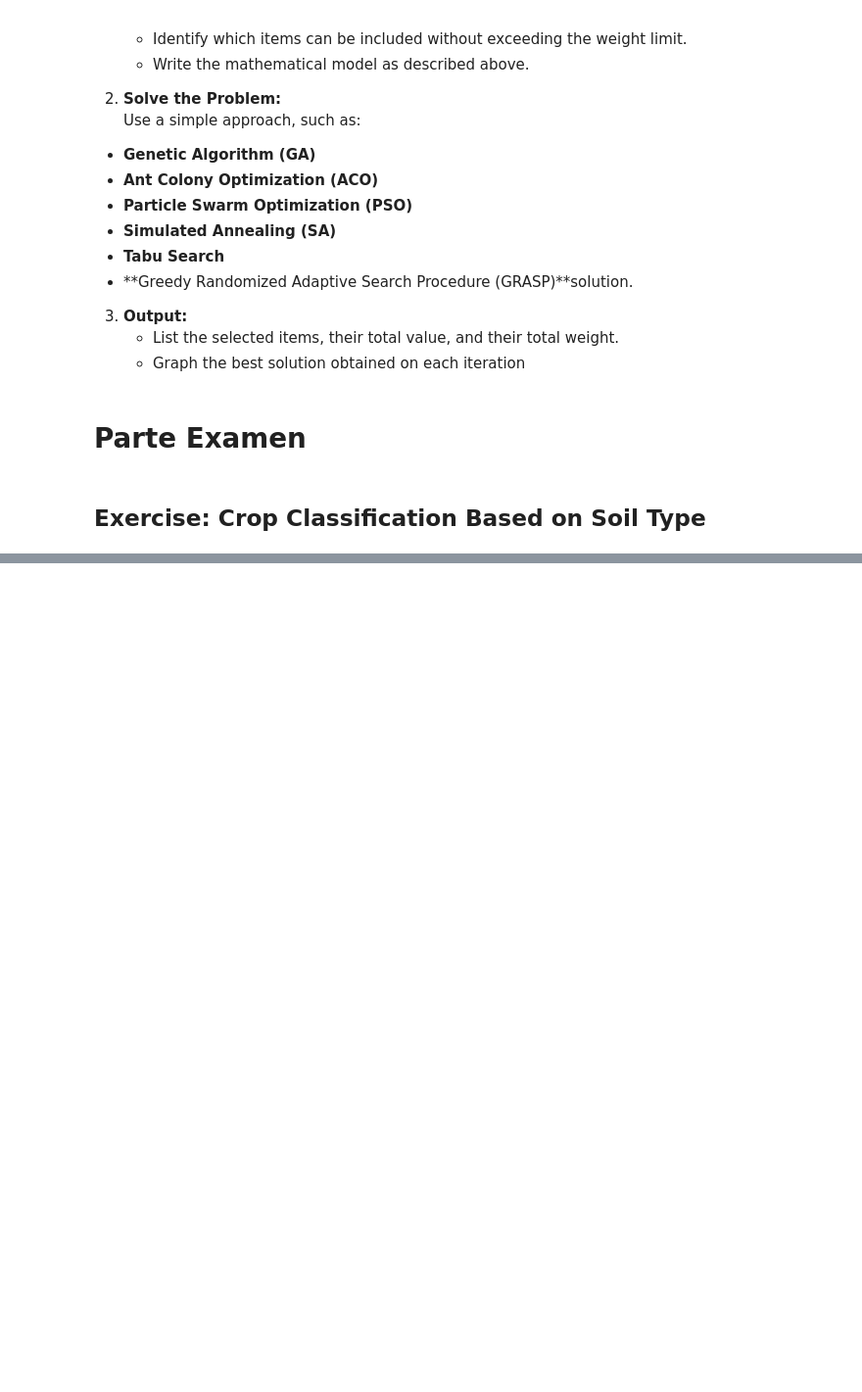
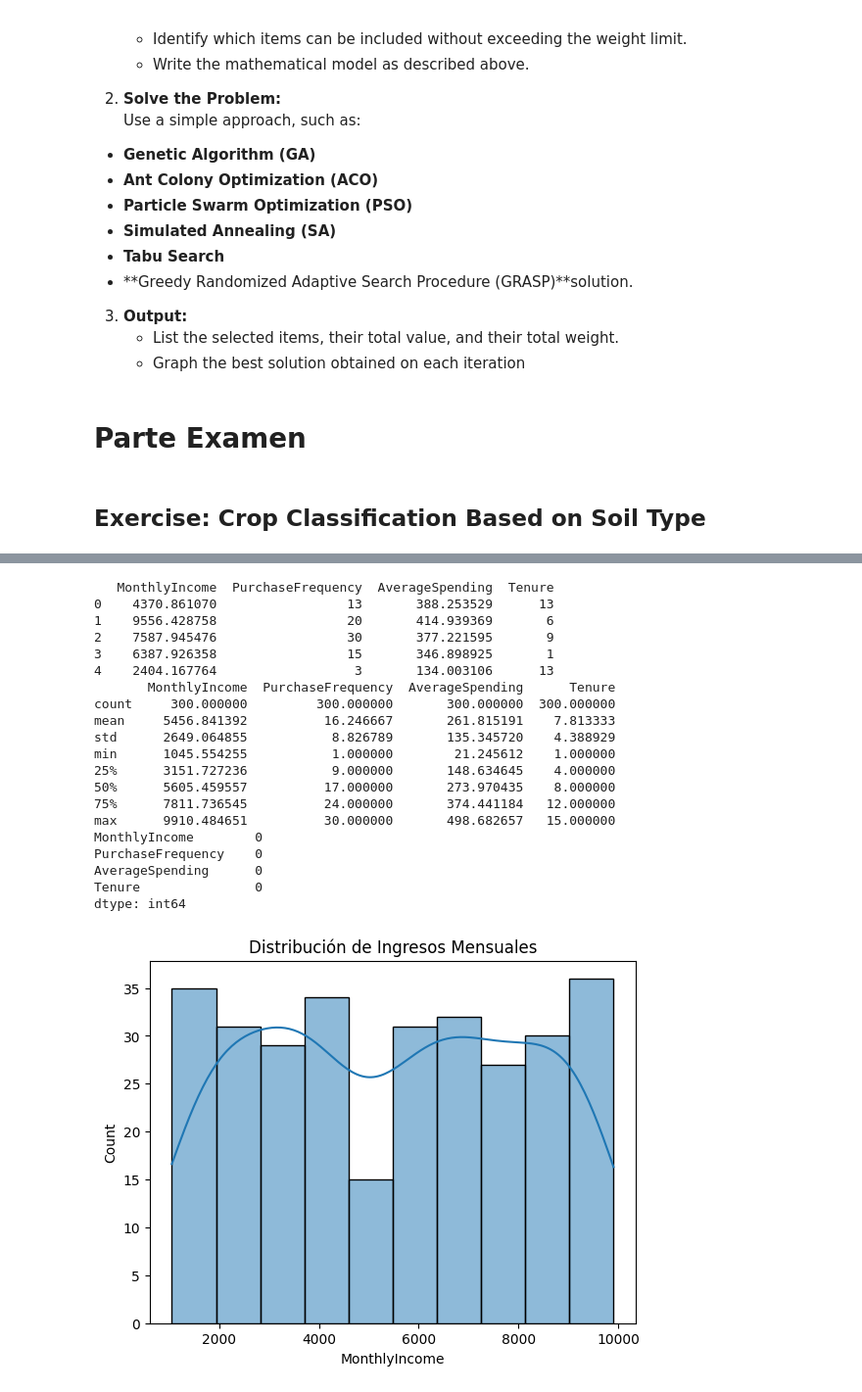
Before and after one commit to LDorantes/UCQ, a Jupyter notebook: School_Projects/term7/Vanguardia/Problems_AI.ipynb, the cells around one changed output, grey strips where cells are left out. Shown at 98% size. Saved outputs shown, nothing was run; the diff lists cells and outputs as text; code cells hidden in the pictures; blank space fills up the shorter version.

Commit message:
Exercise resolved: Customer Segmentation Based on Consumption Habits

```diff
--- a/School_Projects/term7/Vanguardia/Problems_AI.ipynb
+++ b/School_Projects/term7/Vanguardia/Problems_AI.ipynb
@@ -257,0 +333,55 @@ X_train, X_test, y_train, y_test = train_test_split(X, y, test_size=0.2, random_
+# %%
+import pandas as pd
+import seaborn as sns
+import matplotlib.pyplot as plt
+
+# Cargar el dataset
+df = pd.read_csv('customer_data.csv')
+
+# Mostrar las primeras filas del dataset
+print(df.head())
+
+# Obtener la descripción estadística del dataset
+print(df.describe())
+
+# Comprobación de valores nulos
+print(df.isnull().sum())
+
+# Visualización de la distribución de las características
+sns.histplot(df['MonthlyIncome'], kde=True)
+plt.title('Distribución de Ingresos Mensuales')
+plt.show()
+
+sns.histplot(df['PurchaseFrequency'], kde=True)
+plt.title('Distribución de Frecuencia de Compras')
+plt.show()
+
+sns.histplot(df['AverageSpending'], kde=True)
+plt.title('Distribución de Gastos Promedio')
+plt.show()
+
+sns.histplot(df['Tenure'], kde=True)
+plt.title('Distribución de Antigüedad')
+plt.show()
+# %% [output]
+   MonthlyIncome  PurchaseFrequency  AverageSpending  Tenure
+0    4370.861070                 13       388.253529      13
+1    9556.428758                 20       414.939369       6
+2    7587.945476                 30       377.221595       9
+3    6387.926358                 15       346.898925       1
+4    2404.167764                  3       134.003106      13
+       MonthlyIncome  PurchaseFrequency  AverageSpending      Tenure
+count     300.000000         300.000000       300.000000  300.000000
+mean     5456.841392          16.246667       261.815191    7.813333
+std      2649.064855           8.826789       135.345720    4.388929
+min      1045.554255           1.000000        21.245612    1.000000
+25%      3151.727236           9.000000       148.634645    4.000000
+50%      5605.459557          17.000000       273.970435    8.000000
+75%      7811.736545          24.000000       374.441184   12.000000
+max      9910.484651          30.000000       498.682657   15.000000
+MonthlyIncome        0
+PurchaseFrequency    0
+AverageSpending      0
+Tenure               0
+dtype: int64
+[figure, added]
```
Also changed, not shown: parts of 12 cells of this notebook.
